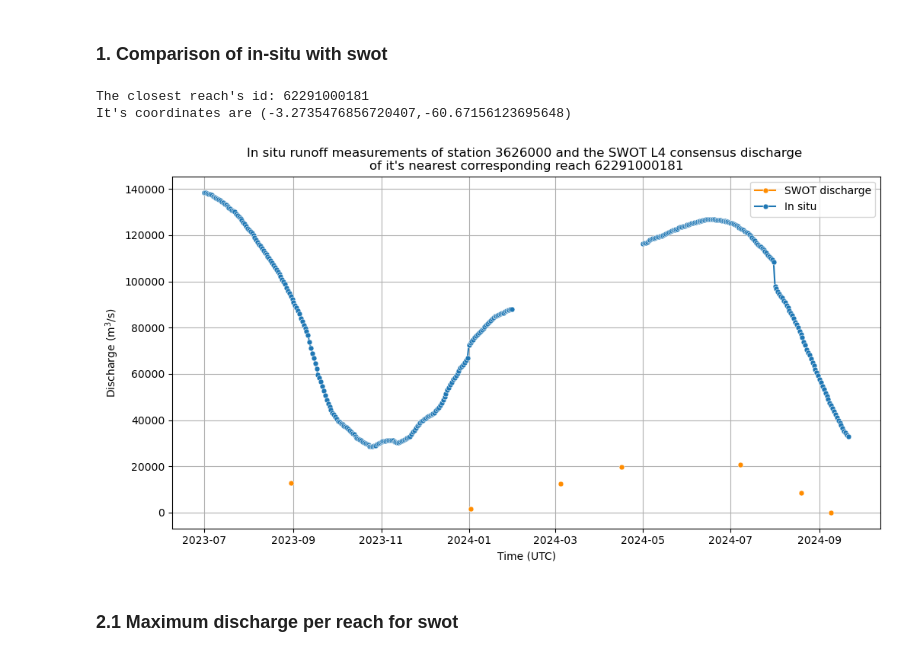
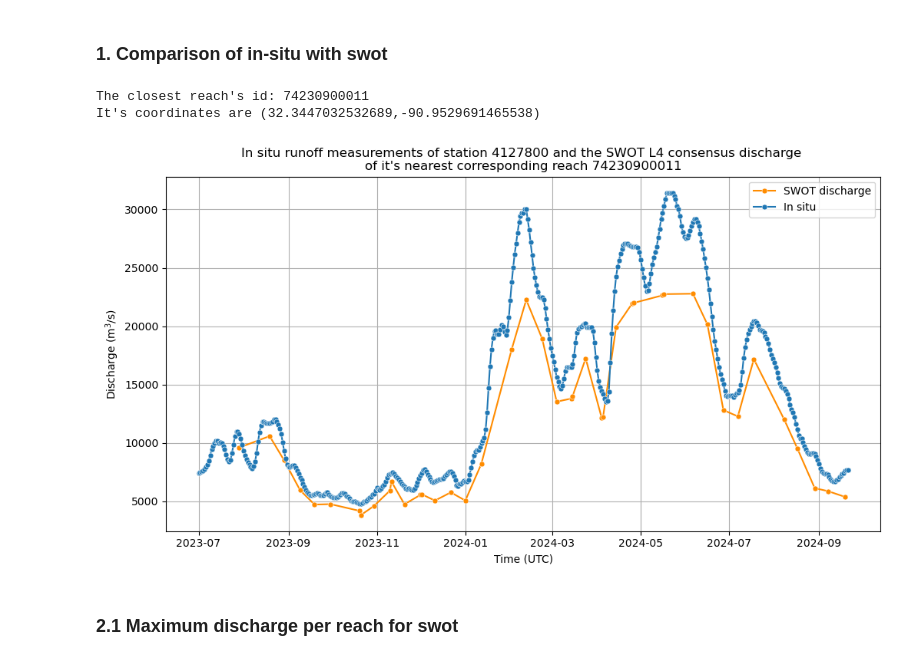
Before and after one commit to evecastonguay/Stage2026, a Jupyter notebook: discharge_dset.ipynb, the cells around one changed output. Cells and saved outputs as stored; diff of their text form; code cells hidden in the pictures.

```diff
--- a/discharge_dset.ipynb
+++ b/discharge_dset.ipynb
@@ -132,9 +133,9 @@ for i_continent in continent_list: # loop over continents
             # 4.3 Checking if the selected nearest reach contains data; if not, will move on to the next nearest reach
             discharge_data_check = data_l4.groups["consensus"]['consensus_q'][index] # [tested]  <class 'numpy.ndarray'>
             mask_fill_values = (discharge_data_check != data_l4.groups["consensus"]['consensus_q'].missing_value) # [tested]
-            consensus_q_flt = discharge_data_check[mask_fill_values] # for a given index, is all discharge data missing value?
+            consensus_q_flt = discharge_data_check[mask_fill_values] # [tested] for a given index, is all discharge data missing value?
             if consensus_q_flt.size == 0:
-                if ii == 9:
+                if ii == (k_neighbors-1):
                     # print(f"Warning: [4.2] The closest reach to station {station_id} that contains data is further than the 10th nearest neighboor.")
                     n_10nn += 1
                     no_r_found = True
@@ -159,6 +160,8 @@ for i_continent in continent_list: # loop over continents
             # 5.1 SWOT time data
             time_data = data_l4.groups["consensus"]['time_int'][sel_r_index]
             time_flt = time_data[mask_fill_values]
+            assert discharge_data_check.shape == time_data.shape # raises assertion error if not true
+            assert consensus_q_flt.shape == time_flt.shape # raises assertion error if not true
             # converting time from int to datetime
             epoch = np.datetime64('2000-01-01')
             datetime_flt = epoch + time_flt.astype('timedelta64[s]')
@@ -171,7 +174,7 @@ for i_continent in continent_list: # loop over continents
             sel_r_id = data_l4.groups['reaches']['reach_id'][sel_r_index]
 
             # 5.4 SWORD width
-            r_index_swr = np.where(r_list_swr==sel_r_id) # position of the reach in the SWORD database
+            r_index_swr = np.where(r_list_swr==sel_r_id)[0] # position of the reach in the SWORD database
 
             ## Section 6 : Use of .get_indexer to fill the empty ndarrays with data
             # 6.1 Put hours,min,sec to 00:00:00 to ignore time and only keep date
@@ -198,6 +201,8 @@ for i_continent in continent_list: # loop over continents
 
         # end of the (for station_id in list_station_id:) loop
         station_pos += 1
+
+    assert station_pos == len(list_station_id) # at the end of the station loop, these should be equal
 
     print(f"The number of reaches that are further than the 10th nearest neighboor of a given station is {n_10nn} for the {i_continent} continent. Currently these will be filled with NaN values.")
     print(f"The number of reaches that were not found in the SWORD database is {n_not_found_swr} for the {i_continent} continent.")
@@ -365,7 +369,7 @@ Data variables:
 ### 1. Comparison of in-situ with swot
 # %%
 # Make sure the following variables are set correctly before running the code
-list_stations_plot = [3626000]  # SELECT stations in GRDC database to compare with SWOT data. Enter their stations id in int format.
+list_stations_plot = [4127800]  # SELECT stations in GRDC database to compare with SWOT data. Enter their stations id in int format.
                                 # na
                                 # 4127800 : article 3, fig 2a - Mississippi River near Baton Rouge, Louisiana, United States
                                 # 4105850 : article 3, fig 2b - Kenai River near Soldotna, Alaska, United States
@@ -392,8 +396,12 @@ for station_id in list_stations_plot:
             print(f"The closest reach's id: {closest_reach_id}")
             print(f"It's coordinates are ({dset_global_id_flt['geoy_global_s'].values},{dset_global_id_flt['geox_global_s'].values})")
 
+            # filtering nans out of the swot data so that each dot in the graph is connected to another (the "orange problem")
+            dschg_swt = dset_global_date_flt['dschg_global_s']
+            or_mask = ~np.isnan(dschg_swt.values)
+
             plt.figure(figsize=(12, 6))
-            plt.plot(dset_global_date_flt['time'].values,dset_global_date_flt['dschg_global_s'].values, marker='o', markersize=5, label='SWOT discharge', color='darkorange', markeredgecolor='white', markeredgewidth=0.4, linestyle='-')
+            plt.plot(dset_global_date_flt['time'].values[or_mask],dschg_swt.values[or_mask], marker='o', markersize=5, label='SWOT discharge', color='darkorange', markeredgecolor='white', markeredgewidth=0.4, linestyle='-')
             plt.plot(dset_global_date_flt['time'].values, dset_global_date_flt['runoff_global_g'].values, marker='o', markersize=5, label='In situ', color='tab:blue', alpha=1, markeredgecolor='white', markeredgewidth=0.4)
 
             plt.title(f"In situ runoff measurements of station {station_id} and the SWOT L4 consensus discharge \nof it's nearest corresponding reach {closest_reach_id}")
@@ -403,37 +411,41 @@ for station_id in list_stations_plot:
             plt.legend()
             plt.grid(True)
         else:
             # slicing data for the right id
             dset_global_id_flt = dset_global.sel(id=station_id)
             closest_reach_id = dset_global_id_flt['id_global_s'].values
 
+            # filtering nans out of the swot data so that each dot in the graph is connected to another (the "orange problem")
+            dschg_swt = dset_global_date_flt['dschg_global_s']
+            or_mask = ~np.isnan(dschg_swt.values)
+
             plt.figure(figsize=(12, 6))
-            plt.plot(dset_global_id_flt['time'].values,dset_global_id_flt['dschg_global_s'].values, marker='o', markersize=5, label='SWOT discharge', color='darkorange', markeredgecolor='white', markeredgewidth=0.4, linestyle='-')
+            plt.plot(dset_global_id_flt['time'].values[or_mask],dschg_swt.values[or_mask], marker='o', markersize=5, label='SWOT discharge', color='darkorange', markeredgecolor='white', markeredgewidth=0.4, linestyle='-')
             plt.plot(dset_global_id_flt['time'].values, dset_global_id_flt['runoff_global_g'].values, marker='o', markersize=5, label='In situ', color='tab:blue', alpha=1, markeredgecolor='white', markeredgewidth=0.4)
 
             plt.title(f"In situ runoff measurements of station {station_id} and the SWOT L4 consensus discharge \nof it's nearest corresponding reach {closest_reach_id}")
             plt.xlabel('Time (UTC)')
             plt.ylabel(r'Discharge (m$^3$/s)')
 
             plt.legend()
             plt.grid(True)
 
         if use_target_date_filter:
             fig_name = f'TEST discharge_comparison_station{station_id}_r{closest_reach_id}_{target_date_inf}_{target_date_sup}.png' # SELECT file name
         else:
             fig_name = f'TEST discharge_comparison_station{station_id}_r{closest_reach_id}.png' # SELECT file name
 
         if save:
             # save figure
             plt.savefig(f'/obs/ecastonguay/scripts/figures/{fig_name}', dpi=400, bbox_inches='tight')
             print(f"Figure of station {station_id} saved in /obs/ecastonguay/scripts/figures") # *** currently no error message if one of the station required to be plotted isn't in the GRDC data -> print(f"There is no correspondence in the GRDC in situ files for station id {station_id}")
         plt.show()
     else:
         print(f'Error: the station {station_id} is not in the list of station ids from the GRDC data')
 # %% [output]
-The closest reach's id: 62291000181
-It's coordinates are (-3.2735476856720407,-60.67156123695648)
+The closest reach's id: 74230900011
+It's coordinates are (32.3447032532689,-90.9529691465538)
-[figure, old version]
+[figure, new version]
 # %% [markdown]
 ### 2.1 Maximum discharge per reach for swot
 # %%
```
Also changed, not shown: parts of 7 cells of this notebook.
